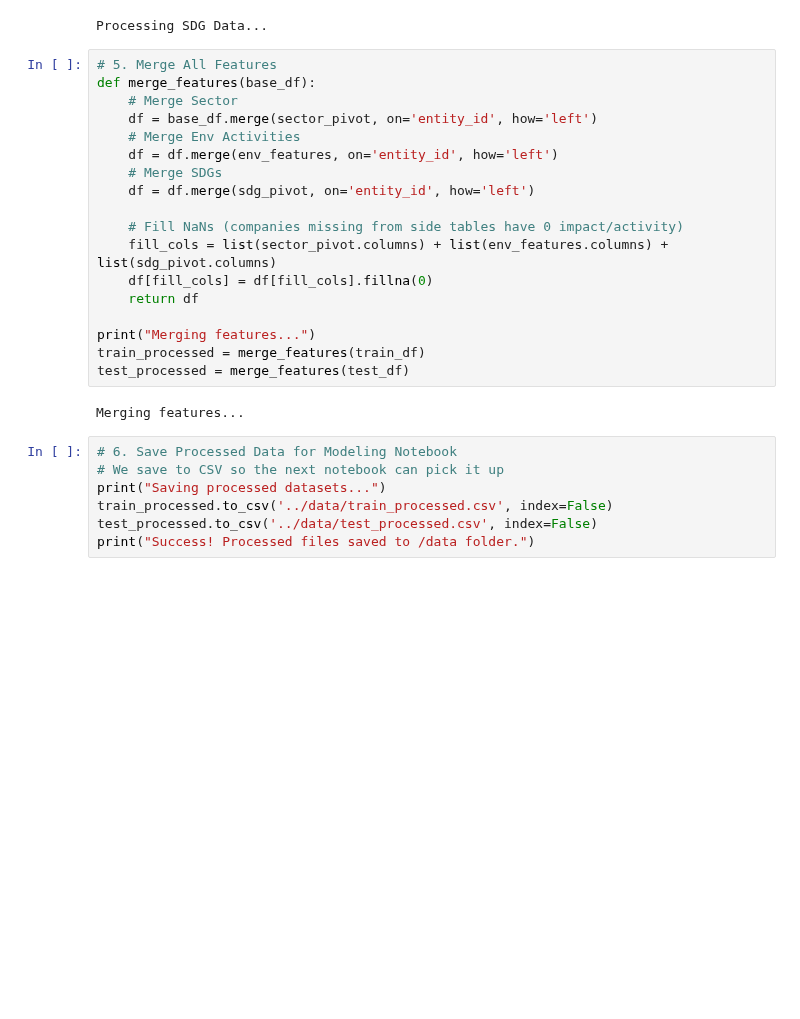
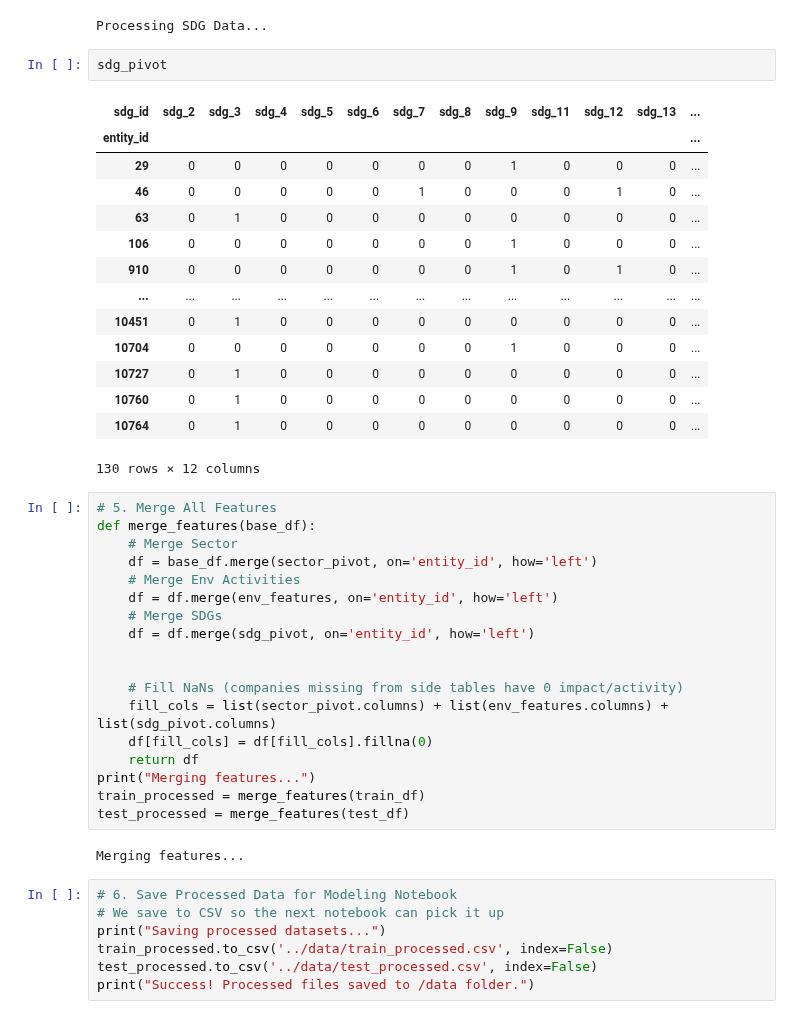
Before and after one commit to SamirSengupta/Fitch-Sustainability-Hackathon, a Jupyter notebook: notebooks/data_and_feature_engineering.ipynb, the cells around one changed output. Saved outputs shown, nothing was run; the diff lists cells and outputs as text; blank space fills up the shorter version.

```diff
--- a/notebooks/data_and_feature_engineering.ipynb
+++ b/notebooks/data_and_feature_engineering.ipynb
@@ -41,6 +58,23 @@ print("Processing SDG Data...")
 sdg_pivot = pd.crosstab(sdg_df['entity_id'], sdg_df['sdg_id']).add_prefix('sdg_')
 # %% [output]
 Processing SDG Data...
+# %%
+sdg_pivot
+# %% [output]
+| sdg_id | sdg_2 | sdg_3 | sdg_4 | sdg_5 | sdg_6 | sdg_7 | sdg_8 | sdg_9 | sdg_11 | sdg_12 | sdg_13 | ... |
+| entity_id |  |  |  |  |  |  |  |  |  |  |  | ... |
+| 29 | 0 | 0 | 0 | 0 | 0 | 0 | 0 | 1 | 0 | 0 | 0 | ... |
+| 46 | 0 | 0 | 0 | 0 | 0 | 1 | 0 | 0 | 0 | 1 | 0 | ... |
+| 63 | 0 | 1 | 0 | 0 | 0 | 0 | 0 | 0 | 0 | 0 | 0 | ... |
+| 106 | 0 | 0 | 0 | 0 | 0 | 0 | 0 | 1 | 0 | 0 | 0 | ... |
+| 910 | 0 | 0 | 0 | 0 | 0 | 0 | 0 | 1 | 0 | 1 | 0 | ... |
+| ... | ... | ... | ... | ... | ... | ... | ... | ... | ... | ... | ... | ... |
+| 10451 | 0 | 1 | 0 | 0 | 0 | 0 | 0 | 0 | 0 | 0 | 0 | ... |
+| 10704 | 0 | 0 | 0 | 0 | 0 | 0 | 0 | 1 | 0 | 0 | 0 | ... |
+| 10727 | 0 | 1 | 0 | 0 | 0 | 0 | 0 | 0 | 0 | 0 | 0 | ... |
+| 10760 | 0 | 1 | 0 | 0 | 0 | 0 | 0 | 0 | 0 | 0 | 0 | ... |
+| 10764 | 0 | 1 | 0 | 0 | 0 | 0 | 0 | 0 | 0 | 0 | 0 | ... |
+130 rows × 12 columns
 # %%
 # 5. Merge All Features
 def merge_features(base_df):
@@ -51,11 +85,11 @@ def merge_features(base_df):
     # Merge SDGs
     df = df.merge(sdg_pivot, on='entity_id', how='left')
 
+
     # Fill NaNs (companies missing from side tables have 0 impact/activity)
     fill_cols = list(sector_pivot.columns) + list(env_features.columns) + list(sdg_pivot.columns)
     df[fill_cols] = df[fill_cols].fillna(0)
     return df
-
 print("Merging features...")
 train_processed = merge_features(train_df)
 test_processed = merge_features(test_df)
```
Also changed, not shown: parts of 1 cell of this notebook, 2 other files.
